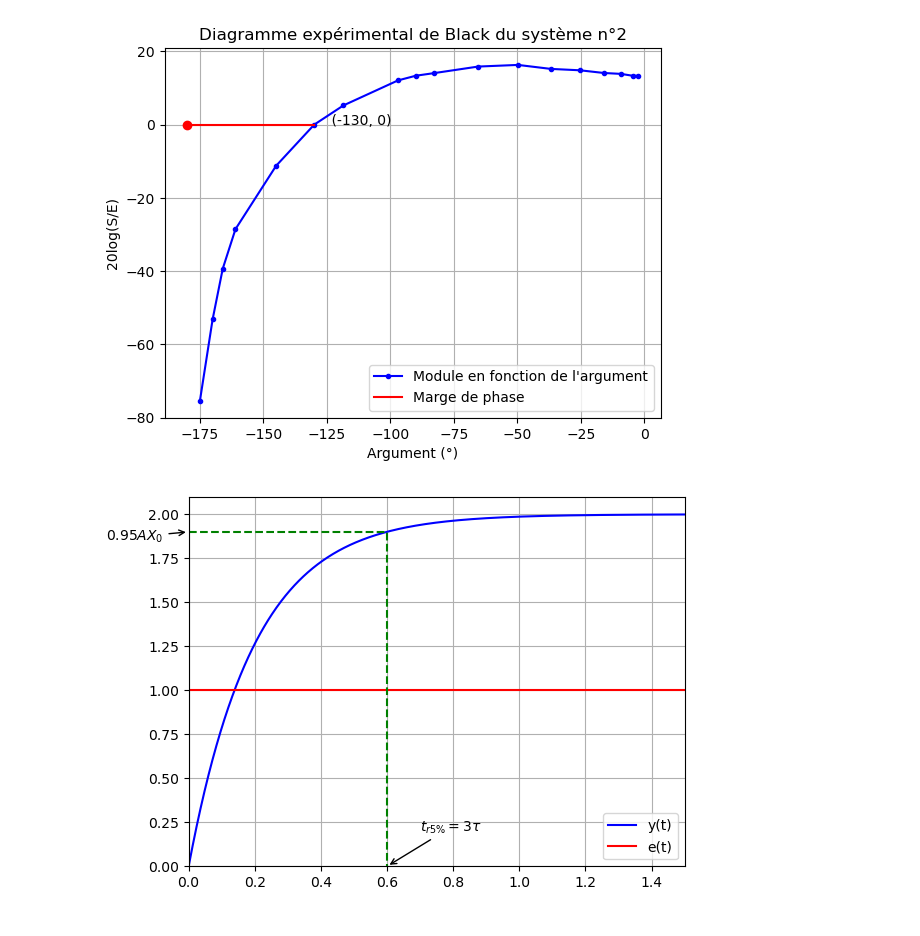
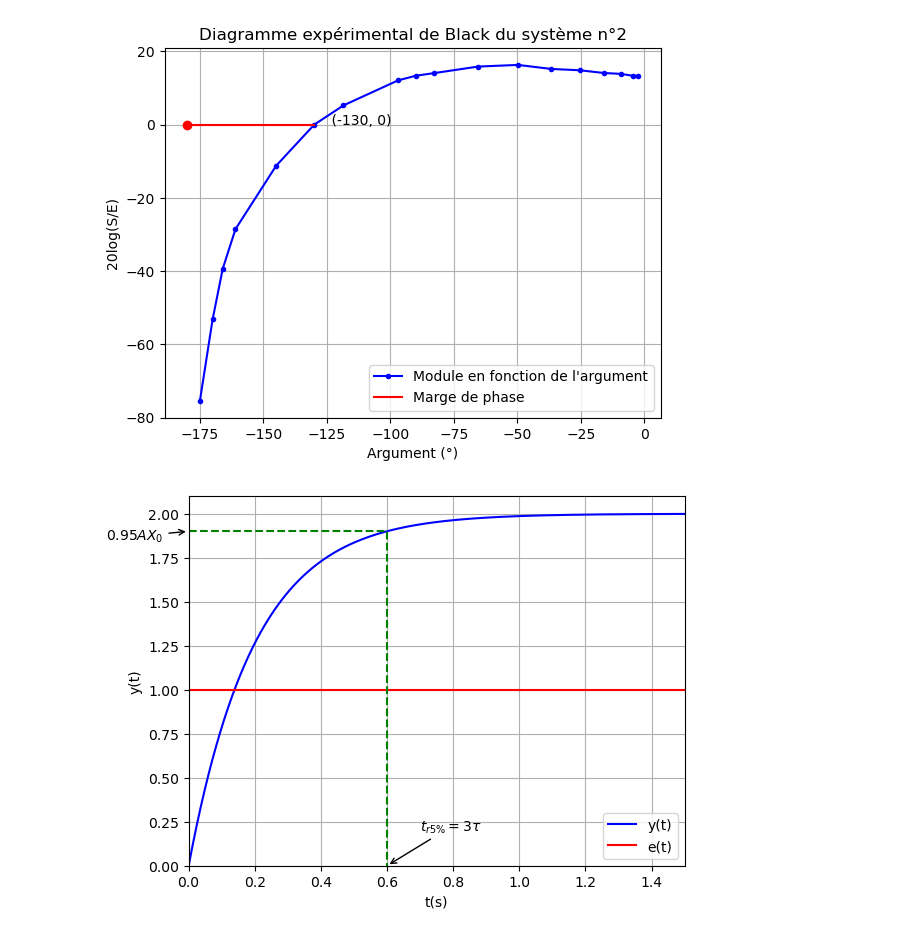
Before and after one commit to Odin688/Automatique, a Jupyter notebook: diagrammes.ipynb, the cells around one changed output. Saved outputs shown, nothing was run; the diff lists cells and outputs as text; code cells hidden in the pictures.

```diff
--- a/diagrammes.ipynb
+++ b/diagrammes.ipynb
@@ -49,31 +49,33 @@ plt.legend()
 # %%
 def y(t):
     return 2*(1 - np.exp(-t*5))
 
 def rep_indic():
     abscisse = np.linspace(0,1.5,1000)
     ordonnee = np.zeros(1000)
     for k in range(1000):
         ordonnee[k] = y(abscisse[k])
     plt.plot(abscisse,ordonnee,'b', label = 'y(t)')
     plt.grid()
     x2 = np.ones(1000)
     plt.plot(abscisse,x2, 'r',label = 'e(t)')
     plt.xlim(0,1.5)
     plt.ylim(0,2.1)
+    plt.xlabel('t(s)')
+    plt.ylabel('y(t)')
     x3 = [0,0.6,0.6]
     y3 = [1.9,1.9,0]
     plt.plot(x3,y3,'g--')
     plt.legend()
     plt.annotate(r"$t_{r5\%} = 3\tau$", xy=(0.6,0),
     xytext=(0.7,0.2),
     arrowprops=dict(facecolor='black',
     arrowstyle='->'))
     plt.annotate(r"$0.95AX_0$", xy=(0,1.9),
     xytext=(-0.25,1.85),
     arrowprops=dict(facecolor='black',
     arrowstyle='->'))
 
 rep_indic()
 # %% [output]
-[figure, old version]
+[figure, new version]
```
Also changed, not shown: parts of 3 cells of this notebook, 28 other files.
